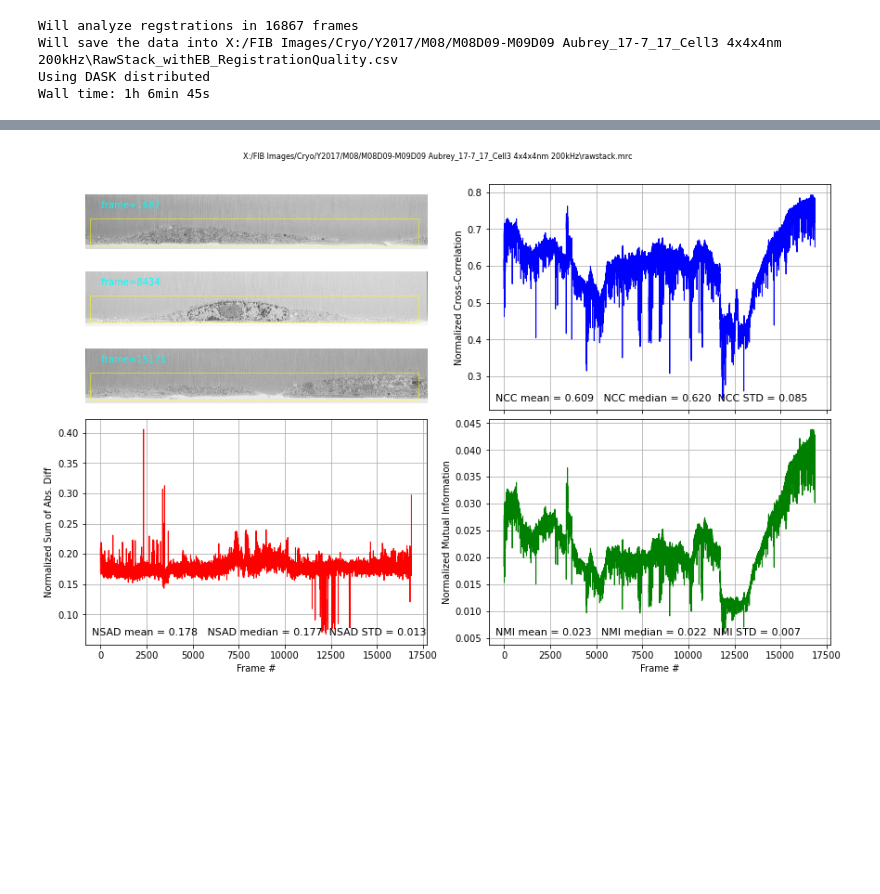
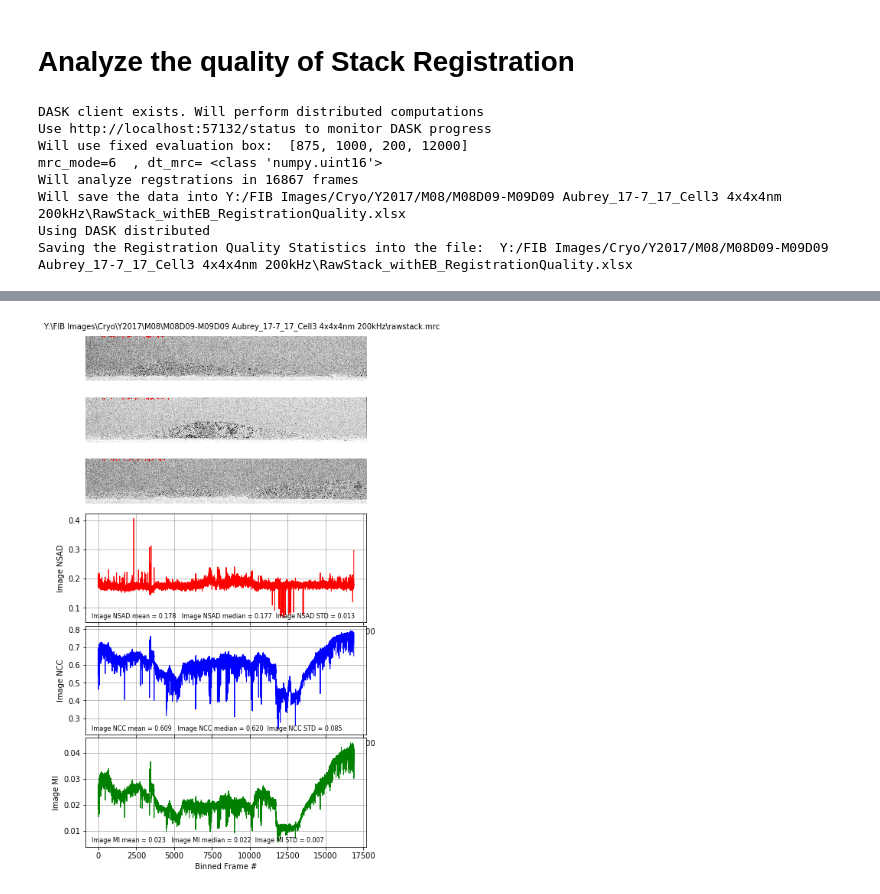
Before and after one commit to gleb-shtengel/FIB-SEM, a Jupyter notebook: Notebooks/Evaluate_FIB-SEM_MRC_stack_registrations.ipynb, the cells around one changed output, grey strips where cells are left out. Saved outputs shown, nothing was run; the diff lists cells and outputs as text; code cells hidden in the pictures; blank space fills up the shorter version.

Commit message:
Re-tested Register_FIB-SEM_stack_DASK_v4_example1.ipynb

```diff
--- a/Notebooks/Evaluate_FIB-SEM_MRC_stack_registrations.ipynb
+++ b/Notebooks/Evaluate_FIB-SEM_MRC_stack_registrations.ipynb
@@ -71,16 +52,22 @@ Using Local Port:    8787
+# %% [markdown]
+# Analyze the quality of Stack Registration
 # %%
 %%time
-data_dir = 'X:/FIB Images/Cryo/Y2017/M08/M08D09-M09D09 Aubrey_17-7_17_Cell3 4x4x4nm 200kHz'
+data_dir = 'Y:/FIB Images/Cryo/Y2017/M08/M08D09-M09D09 Aubrey_17-7_17_Cell3 4x4x4nm 200kHz'
 rawstack_mrc = os.path.join(data_dir, 'rawstack.mrc')
 evaluation_box=[875,1000,200, 12000]
 save_filename = os.path.join(data_dir, 'RawStack_withEB.mrc')
 reg_results_rawstack = analyze_mrc_stack_registration(rawstack_mrc,
-                                                          client,
-                                                          use_DASK=True,
-                                                         evaluation_box=evaluation_box,
-                                                         save_filename=save_filename)
+                                                      DASK_client = client,
+                                                      evaluation_box = evaluation_box,
+                                                      save_filename = save_filename)
+generate_report_from_xls_registration_summary(reg_results_rawstack[1])
 # %% [output]
+DASK client exists. Will perform distributed computations
+Use http://localhost:57132/status to monitor DASK progress
+Will use fixed evaluation box:  [875, 1000, 200, 12000]
+mrc_mode=6  , dt_mrc= <class 'numpy.uint16'>
 Will analyze regstrations in 16867 frames
-Will save the data into X:/FIB Images/Cryo/Y2017/M08/M08D09-M09D09 Aubrey_17-7_17_Cell3 4x4x4nm 200kHz\RawStack_withEB_RegistrationQuality.csv
+Will save the data into Y:/FIB Images/Cryo/Y2017/M08/M08D09-M09D09 Aubrey_17-7_17_Cell3 4x4x4nm 200kHz\RawStack_withEB_RegistrationQuality.xlsx
 Using DASK distributed
-Wall time: 1h 6min 45s
+Saving the Registration Quality Statistics into the file:  Y:/FIB Images/Cryo/Y2017/M08/M08D09-M09D09 Aubrey_17-7_17_Cell3 4x4x4nm 200kHz\RawStack_withEB_RegistrationQuality.xlsx
@@ -87,3 +75,3 @@ Wall time: 1h 6min 45s
-[figure, old version]
+[figure, new version]
 # %%
 %%time
```
Also changed, not shown: parts of 28 cells of this notebook, 1 other file.
